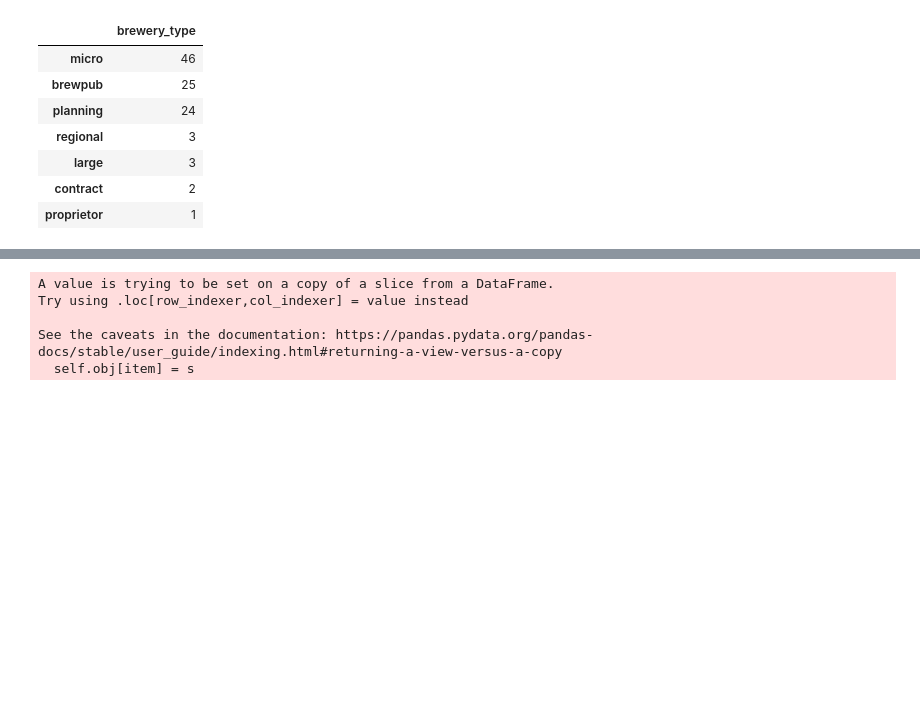
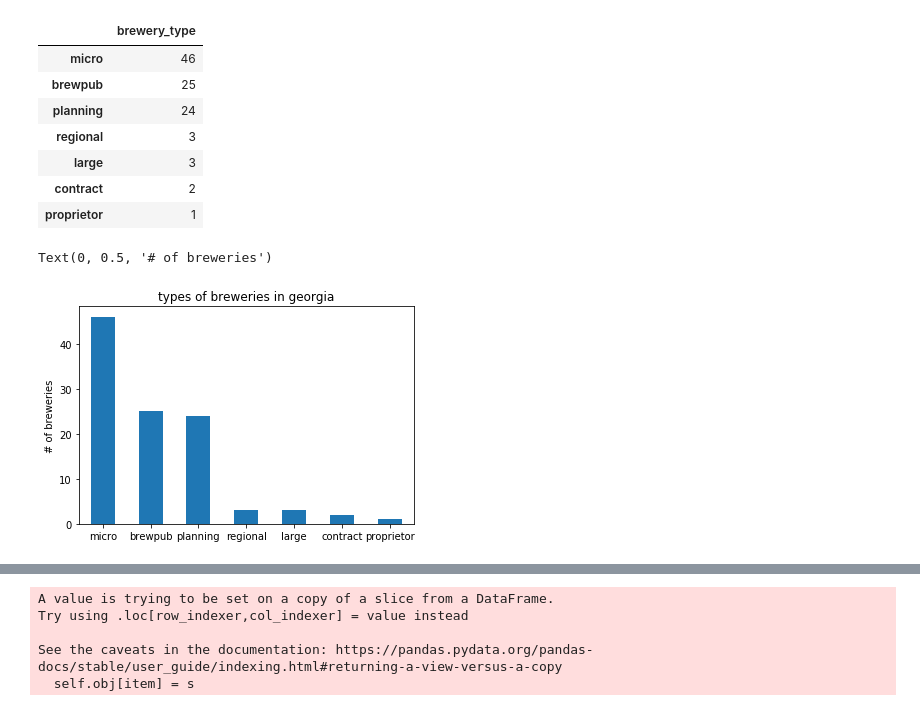
Before and after one commit to sjani184/Megadatatron, a Jupyter notebook: main_notebook.ipynb, the cells around one changed output, grey strips where cells are left out. Saved outputs shown, nothing was run; the diff lists cells and outputs as text; code cells hidden in the pictures; blank space fills up the shorter version.

Commit message:
added plots for analyses 1&2

```diff
--- a/main_notebook.ipynb
+++ b/main_notebook.ipynb
@@ -50,5 +50,12 @@ type_counts_df
 | proprietor | 1 |
 # %%
 #using the type counts ^, we can compare numbers w/ a bar graph
+type_counts_df.plot.bar (title = 'types of breweries in georgia',
+                         rot = 0,
+                         legend = False)
 
-#eduardo
+plt.ylabel ('# of breweries')
+#export png here
+# %% [output]
+Text(0, 0.5, '# of breweries')
+[figure, added]
```
Also changed, not shown: parts of 6 cells of this notebook.
